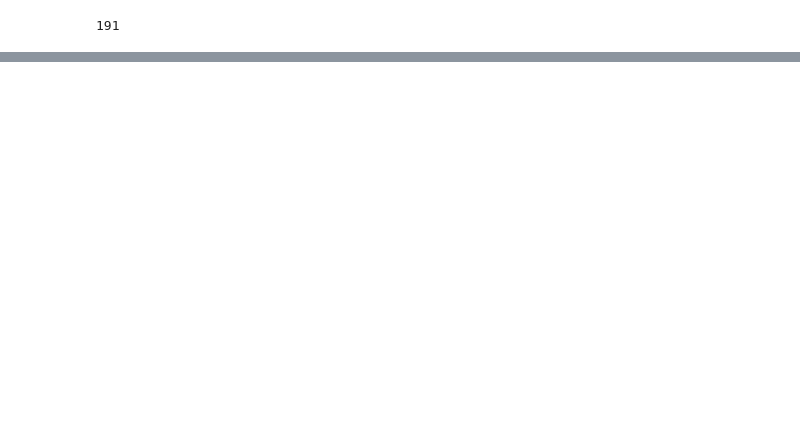
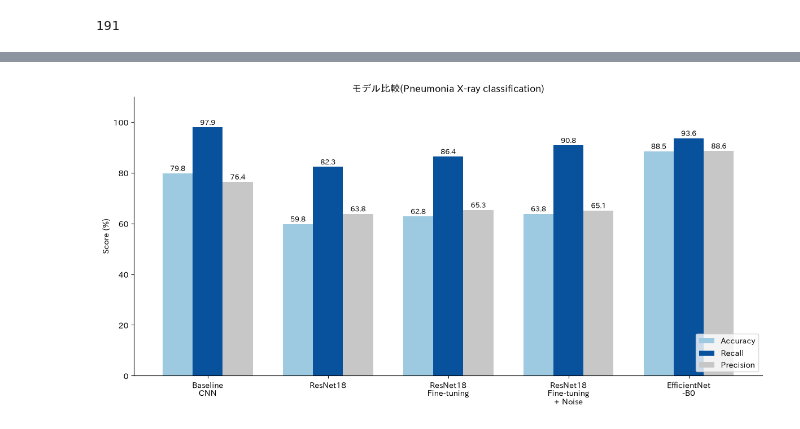
Before and after one commit to h-saito22/Chest_Xray_Penumonia_Cancer_training, a Jupyter notebook: notebooks/quantization_benchmark.ipynb, the cells around one changed output, grey strips where cells are left out. Saved outputs shown, nothing was run; the diff lists cells and outputs as text; code cells hidden in the pictures; blank space fills up the shorter version.

```diff
--- a/notebooks/quantization_benchmark.ipynb
+++ b/notebooks/quantization_benchmark.ipynb
@@ -470,0 +530,55 @@ std :0.7300815320522863 time_mean :11.030770619710287
+# %%
+import matplotlib.pyplot as plt
+import numpy as np
+from pathlib import Path
+import japanize_matplotlib
+result = [
+    {"model": "Baseline_CNN", "accuracy": 0.798, "precision": 0.764, "recall": 0.979, "F1": 0.858},
+    {"model": "ResNet18", "accuracy": 0.598, "precision": 0.638, "recall": 0.823, "F1": 0.719},
+    {"model": "ResNet18-Finetuning", "accuracy": 0.628, "precision": 0.653, "recall": 0.864, "F1": 0.744},
+    {"model": "ResNet18-Finetuning_Gaussian_noise", "accuracy": 0.638, "precision": 0.651, "recall": 0.908, "F1": 0.758},
+    {"model": "EfficientNet-B0", "accuracy": 0.885, "precision": 0.886, "recall": 0.936, "F1": 0.910},
+]
+
+# %表記にする
+accuracy = [r["accuracy"] * 100 for r in result]
+recall = [r["recall"] * 100 for r in result]
+precision = [r["precision"] * 100 for r in result]
+
+# 表示用ラベル（元データは変えない）
+labels = [
+    "Baseline\nCNN",
+    "ResNet18",
+    "ResNet18\nFine-tuning",
+    "ResNet18\nFine-tuning\n+ Noise",
+    "EfficientNet\n-B0",
+]
+
+x = np.arange(len(result))
+width = 0.25
+
+fig, ax = plt.subplots(figsize=(12, 6))
+b1 = ax.bar(x - width, accuracy, width, label="Accuracy", color="#9ecae1")
+b2 = ax.bar(x, recall, width, label="Recall", color="#08519c")        # 主役: 濃い色
+b3 = ax.bar(x + width, precision, width, label="Precision", color="#c7c7c7")
+
+# 棒の上に数値
+for bars in (b1, b2, b3):
+    ax.bar_label(bars, fmt="%.1f", padding=2, fontsize=9)
+
+ax.set_xticks(x)
+ax.set_xticklabels(labels)
+ax.set_ylabel("Score (%)")
+ax.set_ylim(0, 110)
+ax.set_title("モデル比較(Pneumonia X-ray classification)")
+ax.legend(loc="lower right")
+ax.spines[["top", "right"]].set_visible(False)
+
+plt.tight_layout()
+
+# README用に outputs/ ではなく images/ に保存（outputs/ は .gitignore 対象）
+Path("../images").mkdir(exist_ok=True)
+plt.savefig("../images/model_comparison.png", dpi=200)
+plt.show()
+# %% [output]
+[figure, added]
```
Also changed, not shown: parts of 28 cells of this notebook, 16 other files.
